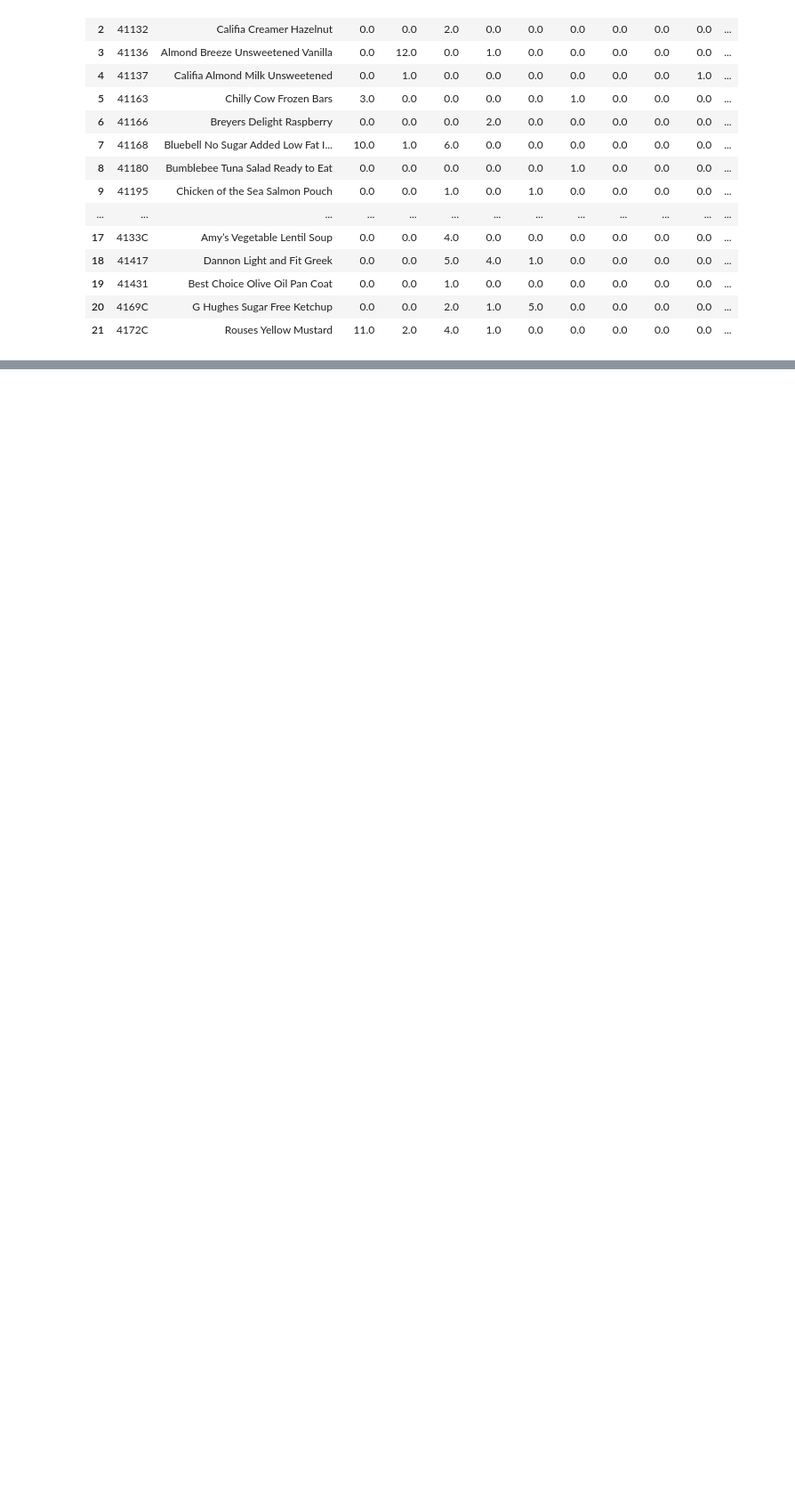
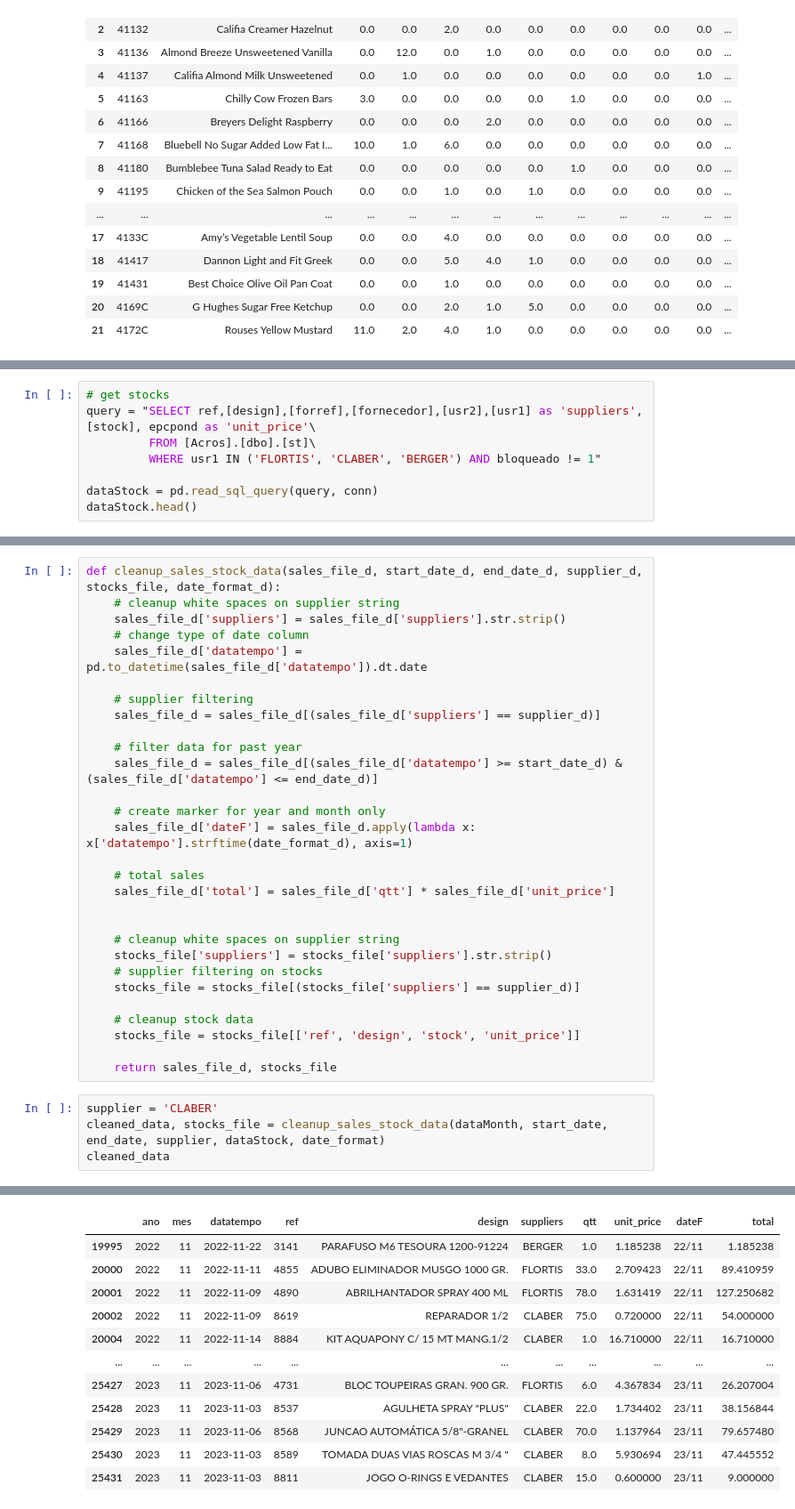
Before and after one commit to pereira0/Stocks-App, a Jupyter notebook: notebook-cleanup.ipynb, the cells around one changed output, grey strips where cells are left out. Shown at 89% size. Saved outputs shown, nothing was run; the diff lists cells and outputs as text; blank space fills up the shorter version.

Commit message:
cleaned up data and comments

```diff
--- a/notebook-cleanup.ipynb
+++ b/notebook-cleanup.ipynb
@@ -276,0 +301,8 @@ sales_data
+# %%
+# get stocks
+query = "SELECT ref,[design],[forref],[fornecedor],[usr2],[usr1] as 'suppliers',[stock], epcpond as 'unit_price'\
+         FROM [Acros].[dbo].[st]\
+         WHERE usr1 IN ('FLORTIS', 'CLABER', 'BERGER') AND bloqueado != 1"
+
+dataStock = pd.read_sql_query(query, conn)
+dataStock.head()
@@ -276,0 +316,34 @@ sales_data
+# %%
+def cleanup_sales_stock_data(sales_file_d, start_date_d, end_date_d, supplier_d, stocks_file, date_format_d):
+    # cleanup white spaces on supplier string
+    sales_file_d['suppliers'] = sales_file_d['suppliers'].str.strip()
+    # change type of date column
+    sales_file_d['datatempo'] = pd.to_datetime(sales_file_d['datatempo']).dt.date
+
+    # supplier filtering
+    sales_file_d = sales_file_d[(sales_file_d['suppliers'] == supplier_d)]
+
+    # filter data for past year
+    sales_file_d = sales_file_d[(sales_file_d['datatempo'] >= start_date_d) & (sales_file_d['datatempo'] <= end_date_d)]
+
+    # create marker for year and month only
+    sales_file_d['dateF'] = sales_file_d.apply(lambda x: x['datatempo'].strftime(date_format_d), axis=1)
+
+    # total sales
+    sales_file_d['total'] = sales_file_d['qtt'] * sales_file_d['unit_price']
+
+
+    # cleanup white spaces on supplier string
+    stocks_file['suppliers'] = stocks_file['suppliers'].str.strip()
+    # supplier filtering on stocks
+    stocks_file = stocks_file[(stocks_file['suppliers'] == supplier_d)]
+
+    # cleanup stock data
+    stocks_file = stocks_file[['ref', 'design', 'stock', 'unit_price']]
+
+    return sales_file_d, stocks_file
+# %%
+supplier = 'CLABER'
+cleaned_data, stocks_file = cleanup_sales_stock_data(dataMonth, start_date, end_date, supplier, dataStock, date_format)
+cleaned_data
+# %% [output]
@@ -276,0 +360,12 @@ sales_data
+|  | ano | mes | datatempo | ref | design | suppliers | qtt | unit_price | dateF | total |
+| 19995 | 2022 | 11 | 2022-11-22 | 3141 | PARAFUSO M6 TESOURA 1200-91224 | BERGER | 1.0 | 1.185238 | 22/11 | 1.185238 |
+| 20000 | 2022 | 11 | 2022-11-11 | 4855 | ADUBO ELIMINADOR MUSGO 1000 GR. | FLORTIS | 33.0 | 2.709423 | 22/11 | 89.410959 |
+| 20001 | 2022 | 11 | 2022-11-09 | 4890 | ABRILHANTADOR SPRAY 400 ML | FLORTIS | 78.0 | 1.631419 | 22/11 | 127.250682 |
+| 20002 | 2022 | 11 | 2022-11-09 | 8619 | REPARADOR 1/2 | CLABER | 75.0 | 0.720000 | 22/11 | 54.000000 |
+| 20004 | 2022 | 11 | 2022-11-14 | 8884 | KIT AQUAPONY C/ 15 MT MANG.1/2 | CLABER | 1.0 | 16.710000 | 22/11 | 16.710000 |
+| ... | ... | ... | ... | ... | ... | ... | ... | ... | ... | ... |
+| 25427 | 2023 | 11 | 2023-11-06 | 4731 | BLOC TOUPEIRAS GRAN. 900 GR. | FLORTIS | 6.0 | 4.367834 | 23/11 | 26.207004 |
+| 25428 | 2023 | 11 | 2023-11-03 | 8537 | AGULHETA SPRAY "PLUS" | CLABER | 22.0 | 1.734402 | 23/11 | 38.156844 |
+| 25429 | 2023 | 11 | 2023-11-06 | 8568 | JUNCAO AUTOMÁTICA 5/8"-GRANEL | CLABER | 70.0 | 1.137964 | 23/11 | 79.657480 |
+| 25430 | 2023 | 11 | 2023-11-03 | 8589 | TOMADA DUAS VIAS ROSCAS M 3/4 " | CLABER | 8.0 | 5.930694 | 23/11 | 47.445552 |
+| 25431 | 2023 | 11 | 2023-11-03 | 8811 | JOGO O-RINGS E VEDANTES | CLABER | 15.0 | 0.600000 | 23/11 | 9.000000 |
```
Also changed, not shown: parts of 6 cells of this notebook, 6 other files.
